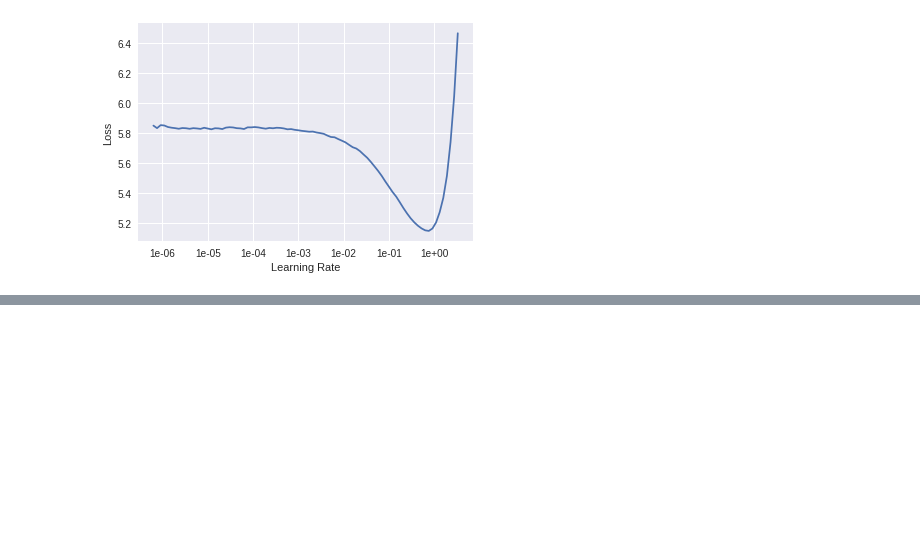
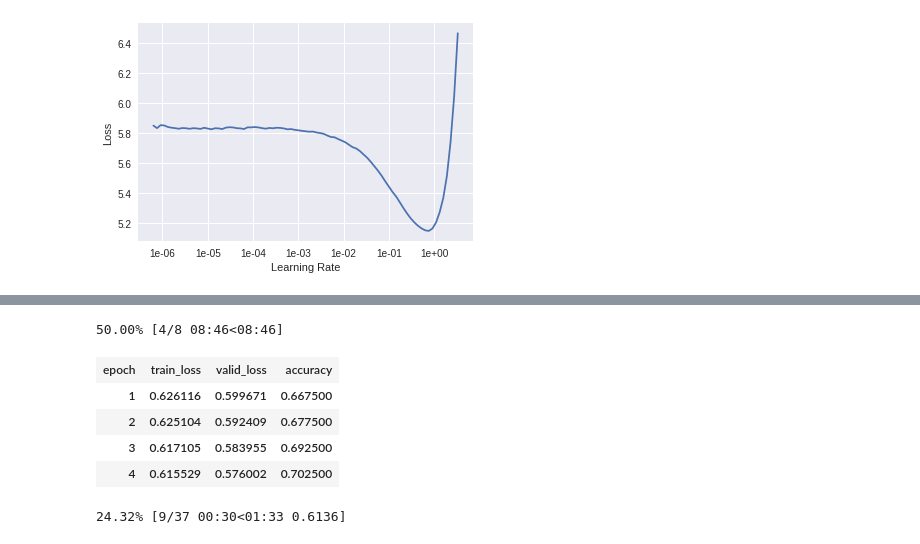
Before and after one commit to binliu0630/Deep_Learning, a Jupyter notebook: Text_Classification_Example.ipynb, the cells around one changed output, grey strips where cells are left out. Drawn from its saved outputs; the diff is of its cells as text; code cells hidden in the pictures; blank space fills up the shorter version.

```diff
--- a/Text_Classification_Example.ipynb
+++ b/Text_Classification_Example.ipynb
@@ -553,2 +564,10 @@ learn.recorder.plot()
-# %%
-learn.fit_one_cycle(1, 1e-1)
+# %%
+learn.fit_one_cycle(8, slice(1e-5,1e-3), moms = (0.8,0.7) )
+# %% [output]
+50.00% [4/8 08:46<08:46]
+| epoch | train_loss | valid_loss | accuracy |
+| 1 | 0.626116 | 0.599671 | 0.667500 |
+| 2 | 0.625104 | 0.592409 | 0.677500 |
+| 3 | 0.617105 | 0.583955 | 0.692500 |
+| 4 | 0.615529 | 0.576002 | 0.702500 |
+24.32% [9/37 00:30<01:33 0.6136]
```
Also changed, not shown: parts of 8 cells of this notebook.
